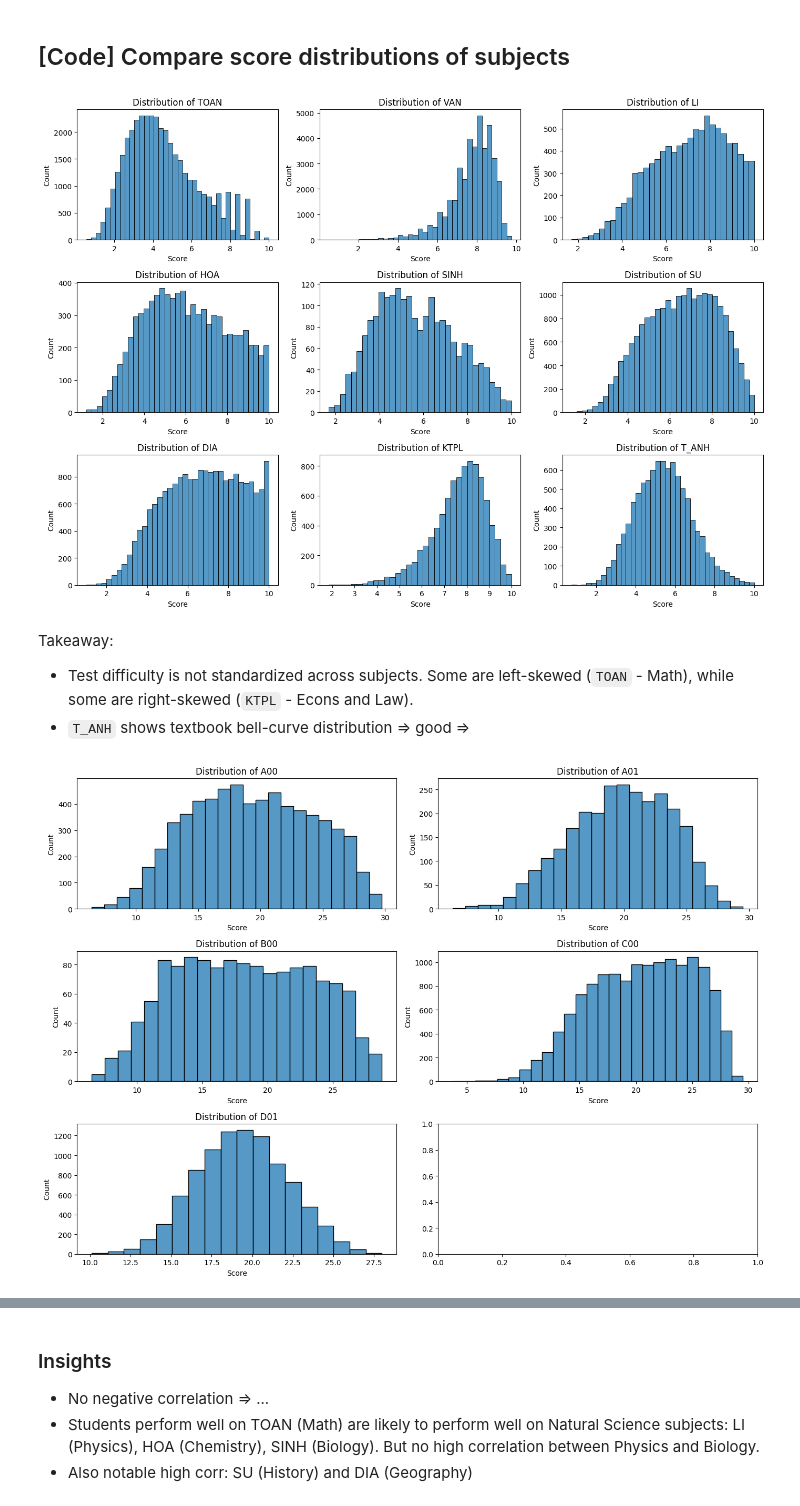
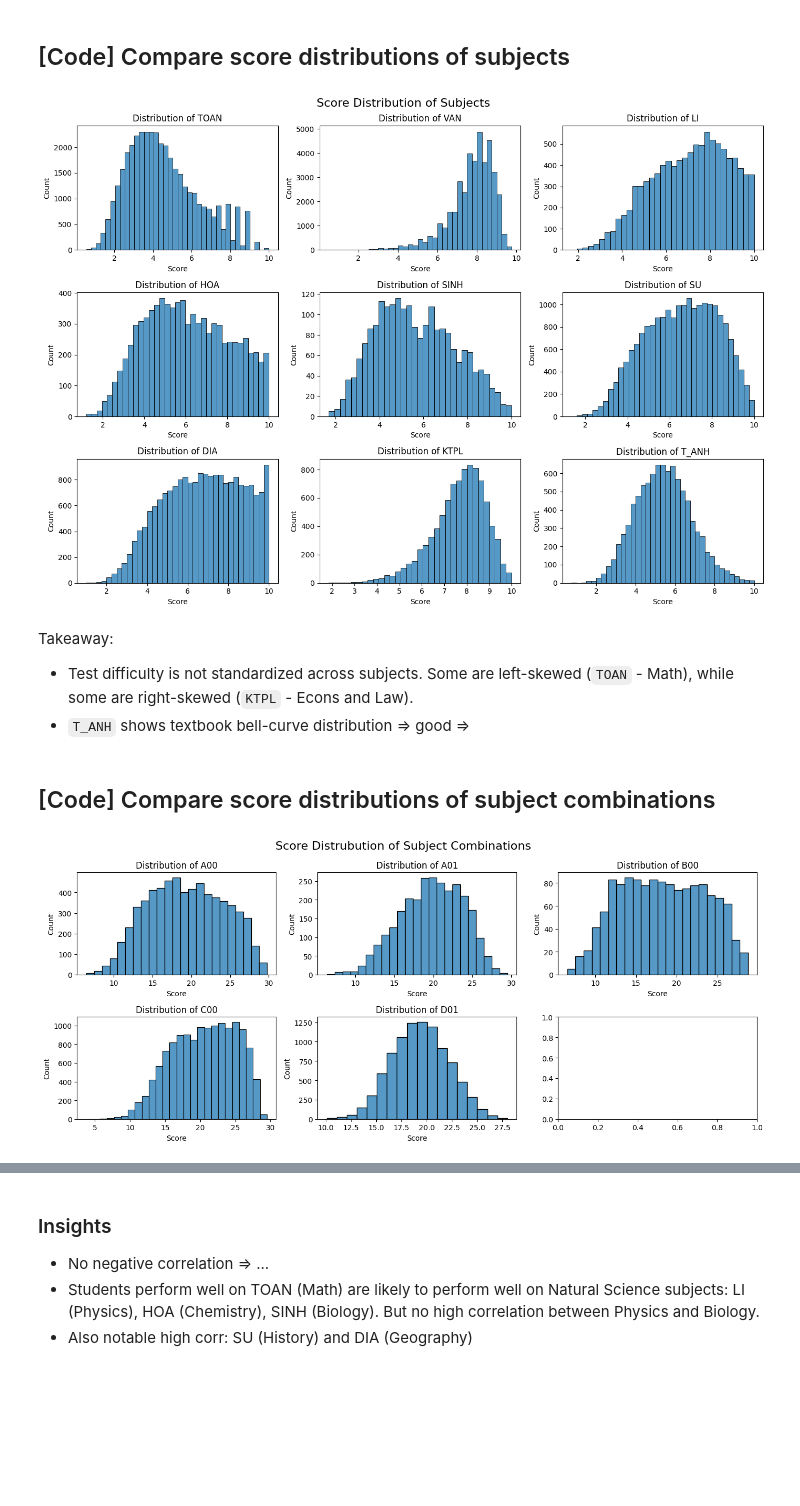
Before and after one commit to hmd-dsai/thptqg25-thanh_hoa, a Jupyter notebook: notebooks/eda.ipynb, the cells around one changed output, grey strips where cells are left out. Saved outputs shown, nothing was run; the diff lists cells and outputs as text; code cells hidden in the pictures; blank space fills up the shorter version.

Commit message:
Update graph format in 2 notebooks
- Add graph titles
- Apply .tight_layout() to all graphs
- Apply these changes to 2 notebooks: eda.ipynb and ideal_comparison.ipynb

```diff
--- a/notebooks/eda.ipynb
+++ b/notebooks/eda.ipynb
@@ -42,26 +42,30 @@ for ax, subj in zip(axes.flat, SUBJ):
     ax.set_xlabel("Score")
     ax.set_ylabel("Count")
 
+plt.suptitle("Score Distribution of Subjects", fontsize=16)
 plt.tight_layout()
 plt.show()
 # %% [output]
-[figure, old version]
+[figure, new version]
 # %% [markdown]
 Takeaway:
 - Test difficulty is not standardized across subjects. Some are left-skewed (`TOAN` - Math), while some are right-skewed (`KTPL` - Econs and Law).
 - `T_ANH` shows textbook bell-curve distribution => good
 =>
+# %% [markdown]
+## [Code] Compare score distributions of subject combinations
 # %%
-fig, axes = plt.subplots(3, 2, figsize=(14, 10))
+fig, axes = plt.subplots(2, 3, figsize=(14, 6))
 
 for ax, subj in zip(axes.flat, COMB):
     sns.histplot(df[subj], kde=False, bins=30, ax=ax, binwidth=1)
     ax.set_title(f"Distribution of {subj}")
     ax.set_xlabel("Score")
     ax.set_ylabel("Count")
 
+plt.suptitle("Score Distrubution of Subject Combinations", fontsize=16)
 plt.tight_layout()
 plt.show()
 # %% [output]
-[figure, old version]
+[figure, new version]
 # %% [markdown]
```
Also changed, not shown: parts of 2 cells of this notebook, 1 other file.
